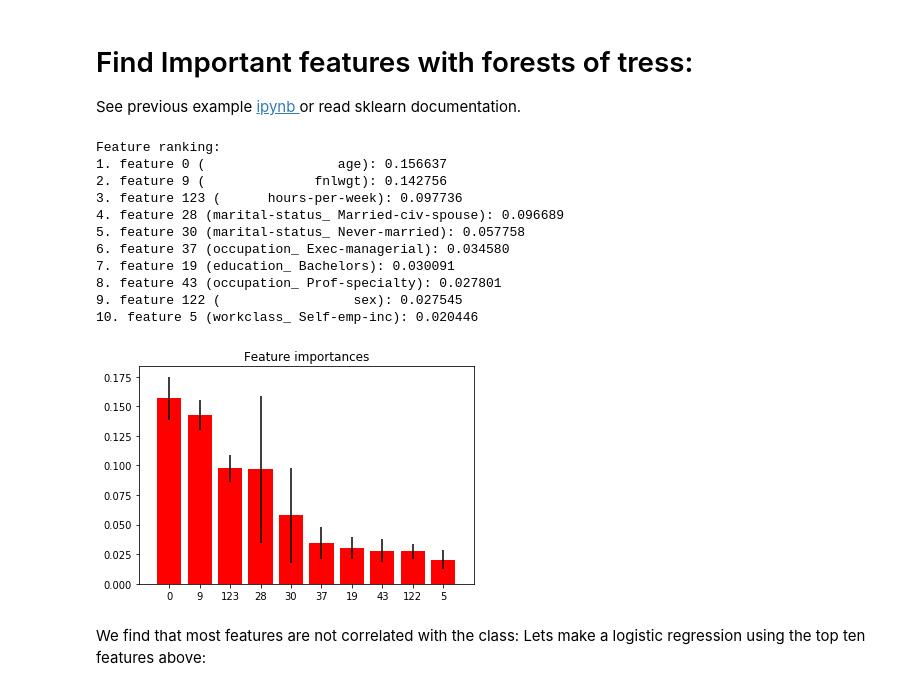
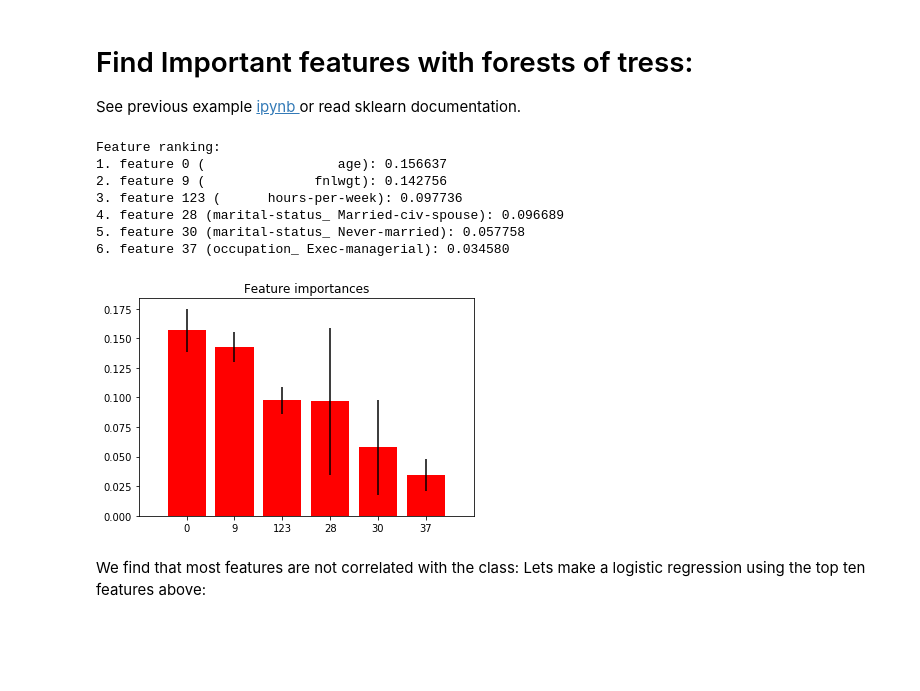
Before and after one commit to trangel/machine_learning, a Jupyter notebook: UCL-adult-vectorizer.ipynb, the cells around one changed output. Cells and saved outputs as stored; diff of their text form; code cells hidden in the pictures; blank space fills up the shorter version.

```diff
--- a/UCL-adult-vectorizer.ipynb
+++ b/UCL-adult-vectorizer.ipynb
@@ -212,40 +213,36 @@ forest.fit(X, y)
 importances = forest.feature_importances_
 std = np.std([tree.feature_importances_ for tree in forest.estimators_],
              axis=0)
 indices = np.argsort(importances)[::-1]
 
-#Retain only 10 features
-nfeatures=10
+#Retain only few features
+nfeatures=6
 
 # Print the feature ranking (top ten only)
 print("Feature ranking:")
 
 for f in range(nfeatures):
     print("%d. feature %d (%20s): %f" %
           (f + 1, indices[f],features[indices[f]], importances[indices[f]]))
 
 # Plot the feature importances of the forest
 plt.figure()
 plt.title("Feature importances")
 #print(X.shape[1])
 plt.bar(range(nfeatures), importances[indices[:nfeatures]],
        color="r", yerr=std[indices[:nfeatures]], align="center")
 plt.xticks(range(nfeatures), indices[:nfeatures])
 plt.xlim([-1, nfeatures])
 plt.show()
 # %% [output]
 Feature ranking:
 1. feature 0 (                 age): 0.156637
 2. feature 9 (              fnlwgt): 0.142756
 3. feature 123 (      hours-per-week): 0.097736
 4. feature 28 (marital-status_ Married-civ-spouse): 0.096689
 5. feature 30 (marital-status_ Never-married): 0.057758
 6. feature 37 (occupation_ Exec-managerial): 0.034580
-7. feature 19 (education_ Bachelors): 0.030091
-8. feature 43 (occupation_ Prof-specialty): 0.027801
-9. feature 122 (                 sex): 0.027545
-10. feature 5 (workclass_ Self-emp-inc): 0.020446
-[figure, old version]
+[figure, new version]
 # %% [markdown]
 We find that most features are not correlated with the class:
 Lets make a logistic regression using the top ten features above:
```
Also changed, not shown: parts of 9 cells of this notebook.
